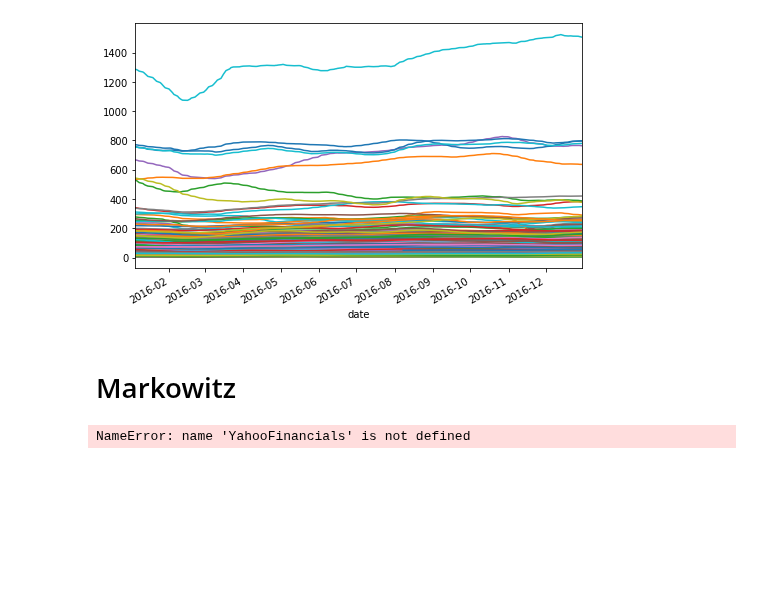
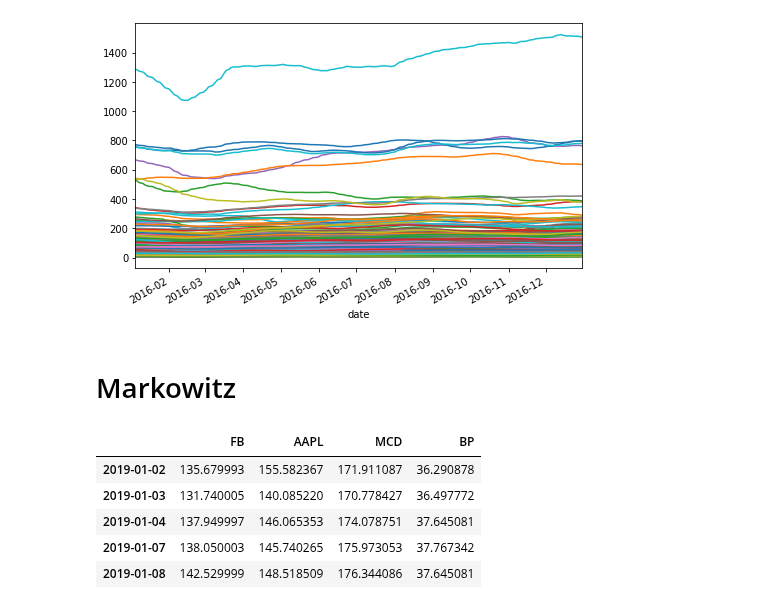
Before and after one commit to MrThomasLowe/honoursrepo, a Jupyter notebook: jupyter version.ipynb, the cells around one changed output. Saved outputs shown, nothing was run; the diff lists cells and outputs as text; code cells hidden in the pictures; blank space fills up the shorter version.

Commit message:
pull financial data from yahoo, installed many packages

```diff
--- a/jupyter version.ipynb
+++ b/jupyter version.ipynb
@@ -174,15 +175,22 @@ graph_df.plot(figsize=(8,5), legend=False)
 # %% [markdown]
 # Markowitz
 # %%
+# https://towardsdatascience.com/algorithmic-trading-based-on-mean-variance-optimization-in-python-62bdf844ac5b
+
 risky_assets = ['FB','AAPL','MCD','BP']
 
-yahoo_financials = YahooFinancials(risky_assests)
+yahoo_financials = YahooFinancials(risky_assets)
 data = yahoo_financials.get_historical_price_data('2019-01-01','2019-09-30','daily')
 
 prices_df = pd.DataFrame({
-    assest: {x['formatted_date']: x['adjclose'] for x in data[assest]['prices']} for assest in risky_assests
+    assest: {x['formatted_date']: x['adjclose'] for x in data[assest]['prices']} for assest in risky_assets
 })
 
 prices_df.head()
 # %% [output]
-NameError: name 'YahooFinancials' is not defined
+|  | FB | AAPL | MCD | BP |
+| 2019-01-02 | 135.679993 | 155.582367 | 171.911087 | 36.290878 |
+| 2019-01-03 | 131.740005 | 140.085220 | 170.778427 | 36.497772 |
+| 2019-01-04 | 137.949997 | 146.065353 | 174.078751 | 37.645081 |
+| 2019-01-07 | 138.050003 | 145.740265 | 175.973053 | 37.767342 |
+| 2019-01-08 | 142.529999 | 148.518509 | 176.344086 | 37.645081 |
```
Also changed, not shown: parts of 1 cell of this notebook.
